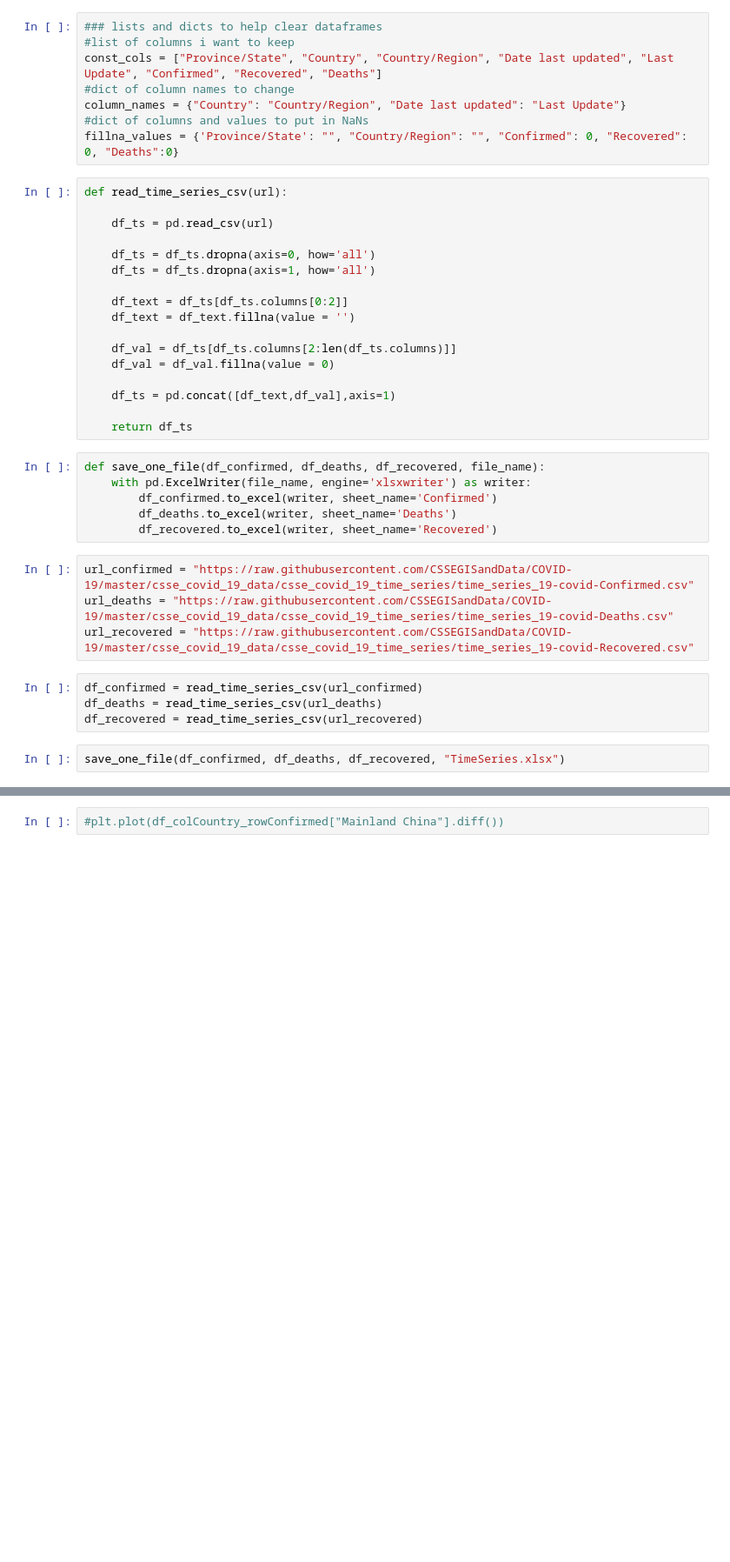
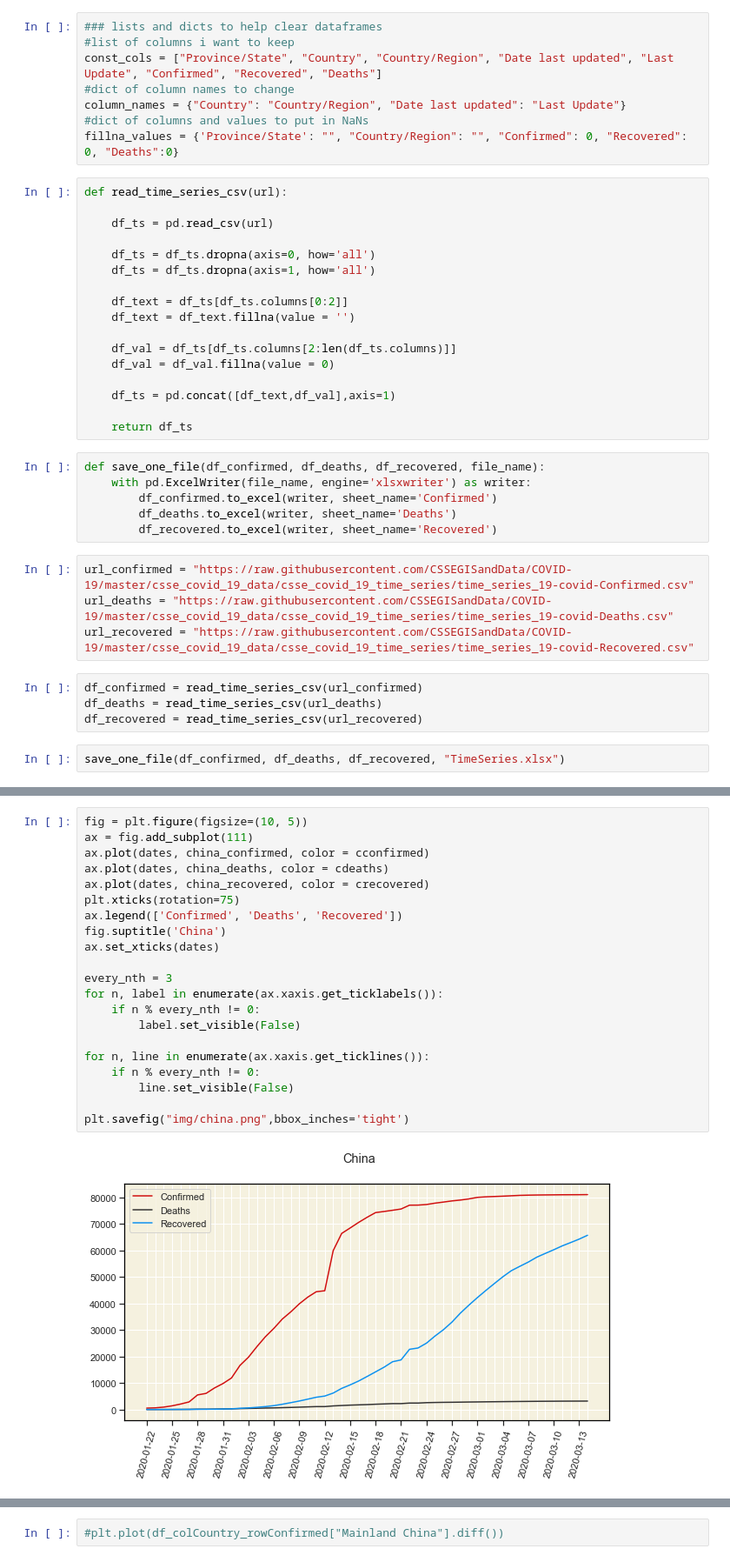
Before and after one commit to msarnacki/coronavirus-2019-nCoV, a Jupyter notebook: main.ipynb, the cells around one changed output, grey strips where cells are left out. Shown: that part at 87% size. Cells and saved outputs as stored; diff of their text form; blank space fills up the shorter version.

```diff
--- a/main.ipynb
+++ b/main.ipynb
@@ -508,0 +171,23 @@ print(abs_change_confirmed.tail(3))
+# %%
+fig = plt.figure(figsize=(10, 5))
+ax = fig.add_subplot(111)
+ax.plot(dates, china_confirmed, color = cconfirmed)
+ax.plot(dates, china_deaths, color = cdeaths)
+ax.plot(dates, china_recovered, color = crecovered)
+plt.xticks(rotation=75)
+ax.legend(['Confirmed', 'Deaths', 'Recovered'])
+fig.suptitle('China')
+ax.set_xticks(dates)
+
+every_nth = 3
+for n, label in enumerate(ax.xaxis.get_ticklabels()):
+    if n % every_nth != 0:
+        label.set_visible(False)
+
+for n, line in enumerate(ax.xaxis.get_ticklines()):
+    if n % every_nth != 0:
+        line.set_visible(False)
+
+plt.savefig("img/china.png",bbox_inches='tight')
+# %% [output]
+[figure, added]
```
Also changed, not shown: parts of 57 cells of this notebook, 12 other files.
